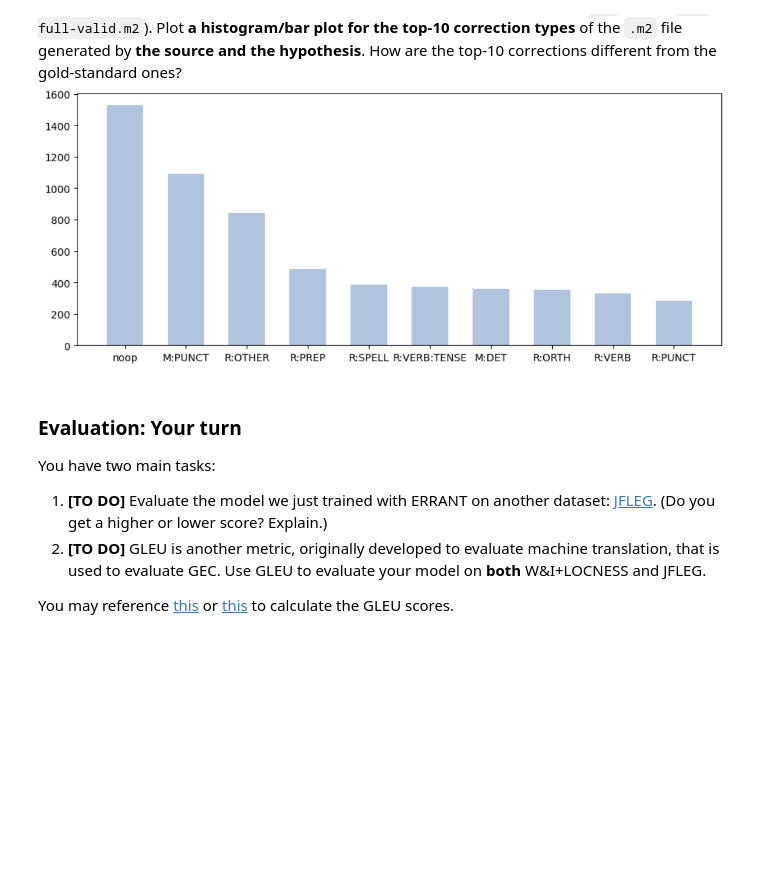
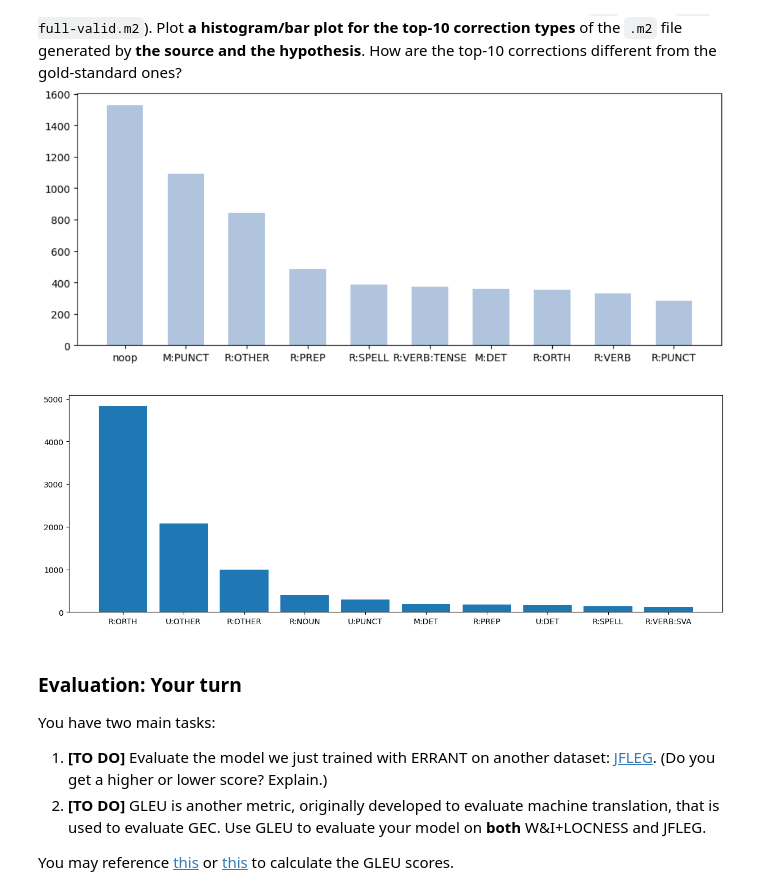
Before and after one commit to Rakson0209/nlp_course, a Jupyter notebook: hw10/GEC_student_copy.ipynb, the cells around one changed output. Saved outputs shown, nothing was run; the diff lists cells and outputs as text; code cells hidden in the pictures; blank space fills up the shorter version.

```diff
--- a/hw10/GEC_student_copy.ipynb
+++ b/hw10/GEC_student_copy.ipynb
@@ -346,5 +342,5 @@ If you feel like you need to draw a graph to understanding this more clearly, it
 # %%
-with open("./OUTPATH/OUTNAME.out", "w") as f:
+with open("./OUTPATH/wi+locness/OUTNAME.out", "w") as f:
     for line in decoded['test']['text']:
         f.write(line+"\n")
 # %%
@@ -395,6 +391,24 @@ For example, for `A 3 3|||M:VERB:FORM|||to|||REQUIRED|||-NONE-|||0`, `M:VERB:FOR
 
 Below is a bar plot (histogram) of the correction types from the gold-standard `.m2` file (i.e.`bea-full-valid.m2`). Plot **a histogram/bar plot for the top-10 correction types** of the `.m2` file generated by **the source and the hypothesis**. How are the top-10 corrections different from the gold-standard ones?
 ![fqLtmi0.png](embedded-picture-1)
+# %%
+import matplotlib.pyplot as plt
+from collections import Counter
+
+correction_type = []
+
+with open("OUTPATH/OUTNAME.m2") as f:
+    for line in f:
+        if(line[0] == "A"):
+            correction_type.append(line.split("|||")[1])
+
+correction_type = Counter(correction_type)
+
+plt.figure(figsize=(15,5))
+plt.bar([correction_type.most_common(10)[i][0] for i in range(10)], [correction_type.most_common(10)[i][1] for i in range(10)])
+plt.show()
+# %% [output]
+[figure, added]
 # %% [markdown]
 ### Evaluation: Your turn
 You have two main tasks:
```
Also changed, not shown: parts of 14 cells of this notebook, 5 other files.
